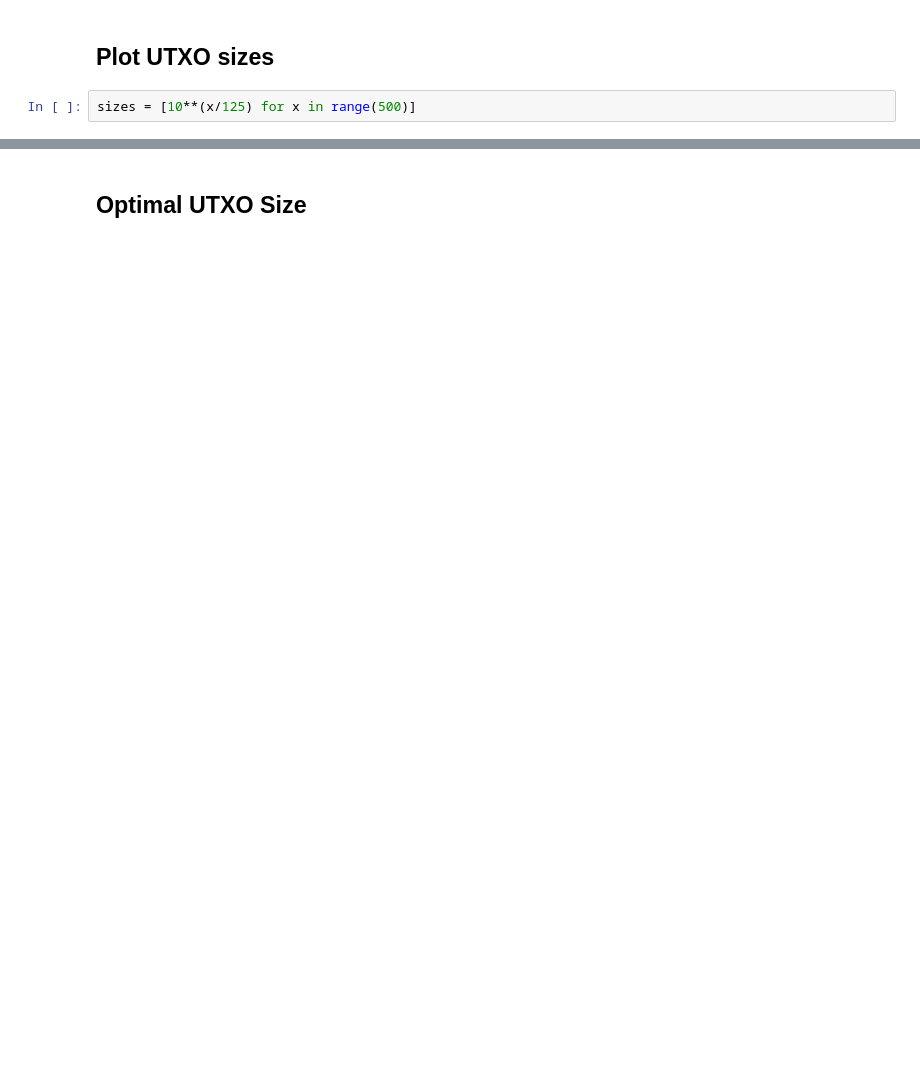
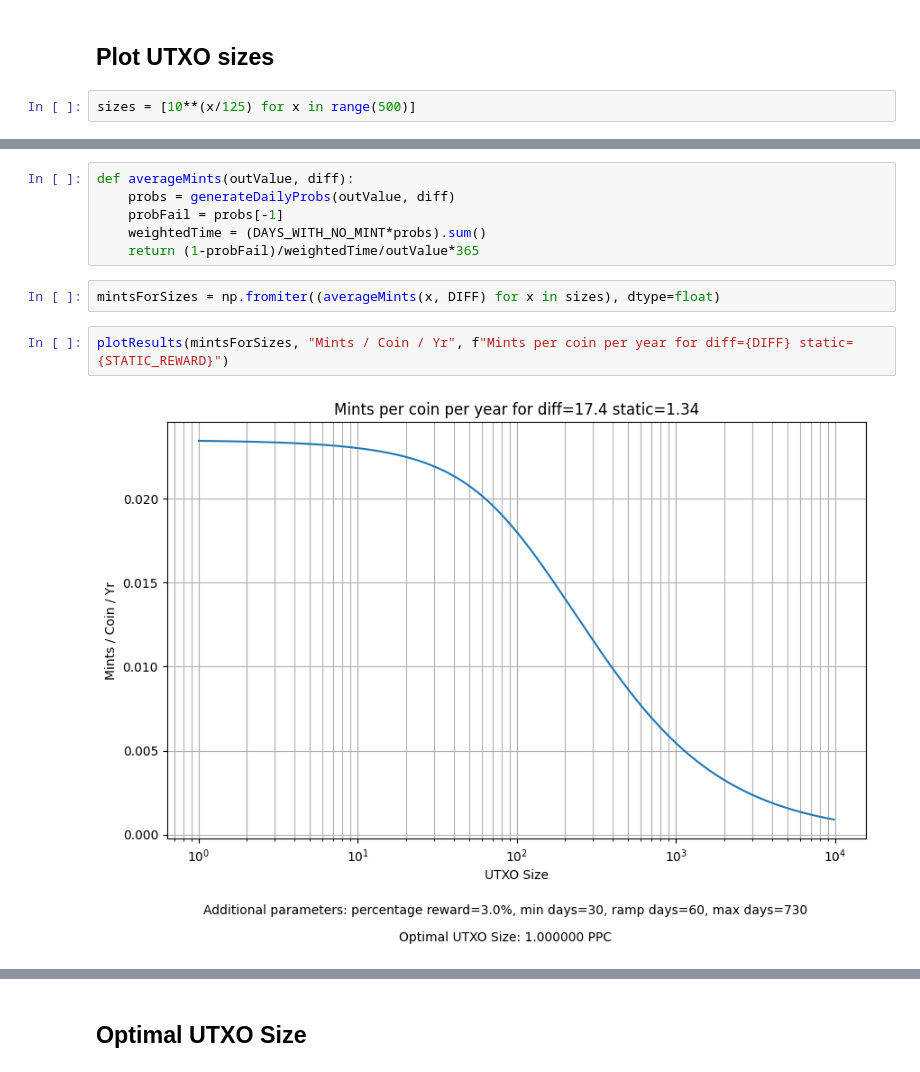
Before and after one commit to Nagalim/OptimumPeercoinUTXO, a Jupyter notebook: OptimumUTXO.ipynb, the cells around one changed output, grey strips where cells are left out. Saved outputs shown, nothing was run; the diff lists cells and outputs as text; blank space fills up the shorter version.

```diff
--- a/OptimumUTXO.ipynb
+++ b/OptimumUTXO.ipynb
@@ -121,0 +130,12 @@ plt.show()
+# %%
+def averageMints(outValue, diff):
+    probs = generateDailyProbs(outValue, diff)
+    probFail = probs[-1]
+    weightedTime = (DAYS_WITH_NO_MINT*probs).sum()
+    return (1-probFail)/weightedTime/outValue*365
+# %%
+mintsForSizes = np.fromiter((averageMints(x, DIFF) for x in sizes), dtype=float)
+# %%
+plotResults(mintsForSizes, "Mints / Coin / Yr", f"Mints per coin per year for diff={DIFF} static={STATIC_REWARD}")
+# %% [output]
+[figure, added]
```
Also changed, not shown: parts of 23 cells of this notebook.
